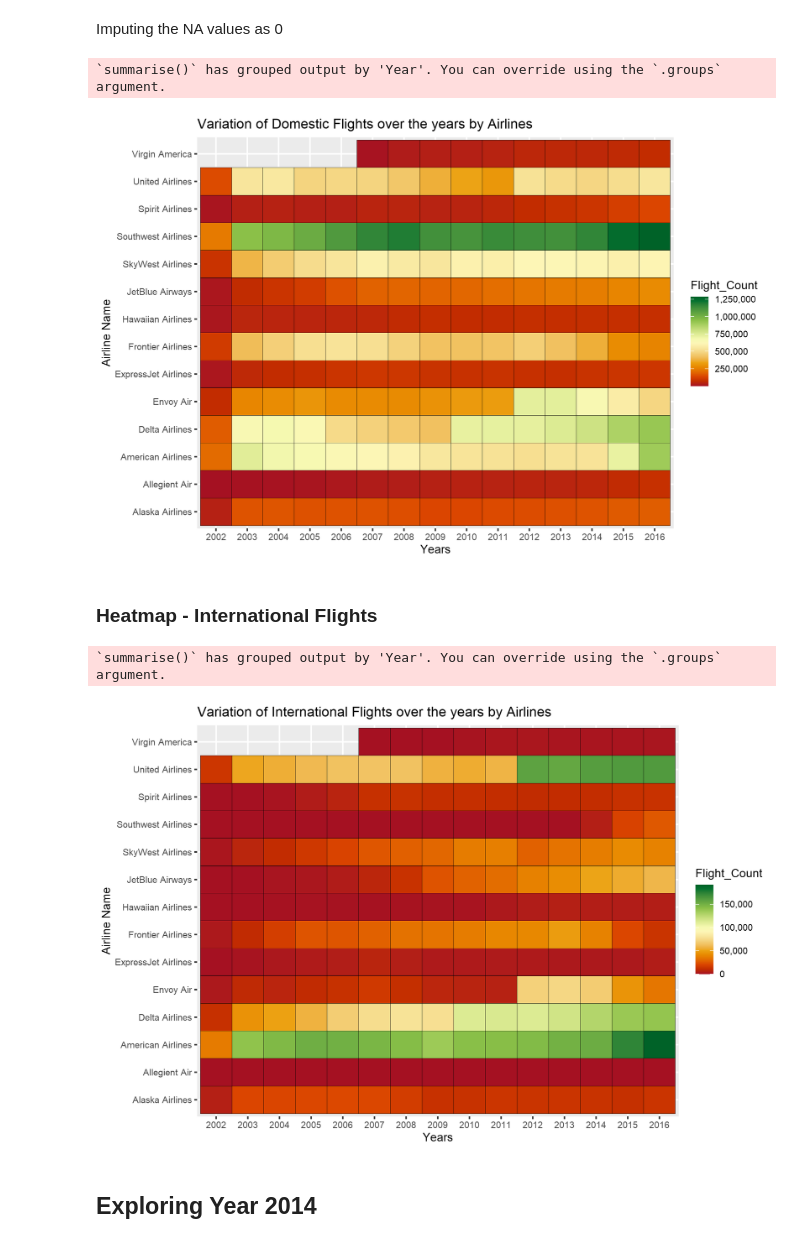
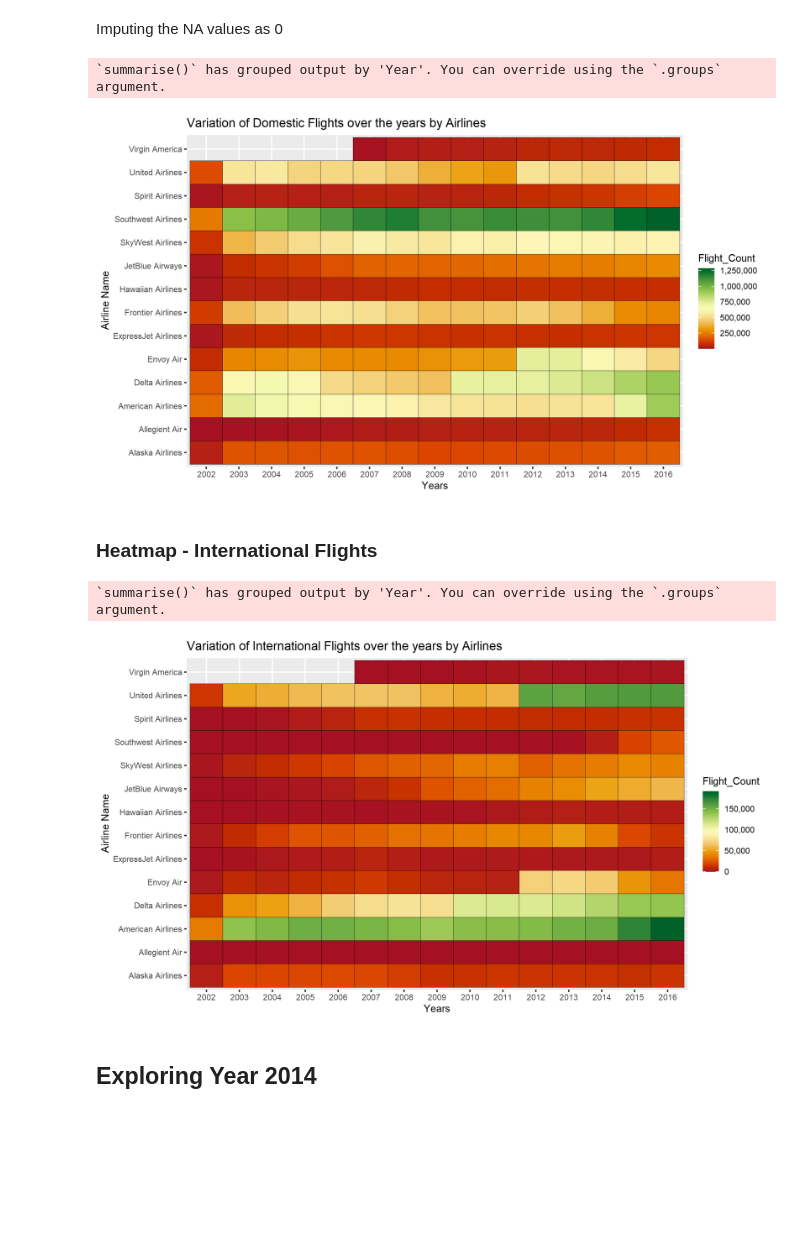
Before and after one commit to Deepansh777/U.S.-Commercial-Aviation-Analysis-using-R, a Jupyter notebook: U.S. Commercial Aviation (2002 - 2017) Data Analysis.ipynb, the cells around one changed output. Saved outputs shown, nothing was run; the diff lists cells and outputs as text; code cells hidden in the pictures; blank space fills up the shorter version.

```diff
--- a/U.S. Commercial Aviation (2002 - 2017) Data Analysis.ipynb
+++ b/U.S. Commercial Aviation (2002 - 2017) Data Analysis.ipynb
@@ -268,21 +288,23 @@ Imputing the NA values as 0
 Airlines_dff$Flights_International[is.na(Airlines_dff$Flights_International)] = 0
 Airlines_dff$Flights_Domestic[is.na(Airlines_dff$Flights_Domestic)] = 0
 # %%
+options(repr.plot.height=5.7,repr.plot.res = 260) #Defining the picture size and resolution
 Airlines_dff %>%
 group_by(Year, Airline.Name) %>%
 filter(Year<2017) %>%
 summarise(Flight_Count = sum(Flights_Domestic)) %>%
 ggplot(aes(x=as.factor(Year), y=Airline.Name, fill = Flight_Count))+geom_tile()+  geom_tile(color = "black") +
   scale_fill_gradientn(colors = hcl.colors(20, "RdYlGn"), label = comma) +
 ggtitle('Variation of Domestic Flights over the years by Airlines')+
 ylab("Airline Name")+
 xlab("Years")
 # %% [output]
 `summarise()` has grouped output by 'Year'. You can override using the `.groups` argument.
-[figure, old version]
+[figure, new version]
 # %% [markdown]
 ### Heatmap - International Flights
 # %%
+options(repr.plot.height=5.7,repr.plot.res = 260) #Defining the picture size and resolution
 Airlines_dff %>%
 group_by(Year, Airline.Name) %>%
 filter(Year<2017) %>%
@@ -293,7 +315,7 @@ ggtitle('Variation of International Flights over the years by Airlines')+ylab("A
 xlab("Years")
 # %% [output]
 `summarise()` has grouped output by 'Year'. You can override using the `.groups` argument.
-[figure, old version]
+[figure, new version]
 # %% [markdown]
 ## Exploring Year 2014
 # %%
```
Also changed, not shown: parts of 7 cells of this notebook.
